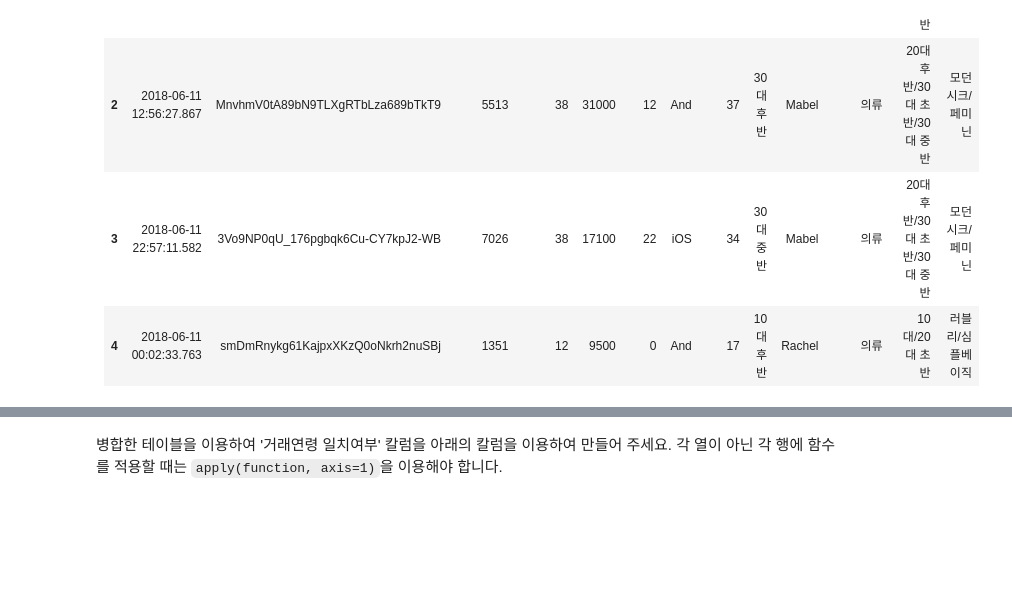
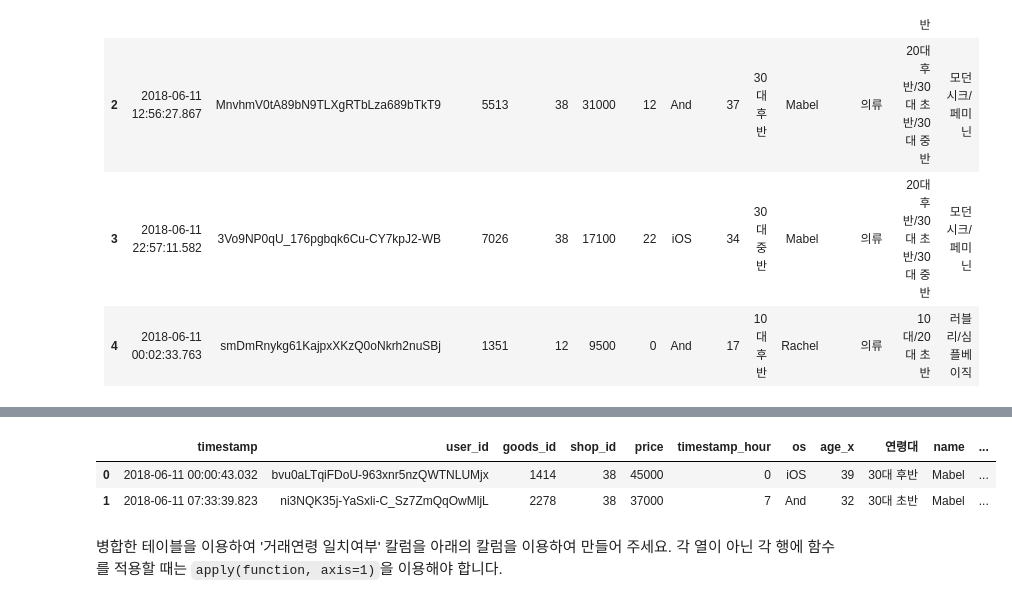
Before and after one commit to shoman2/Data-analysis_DSschool, a Jupyter notebook: 04_SQL-and-EDA/04_zigzag_SQL-and-EDA.ipynb, the cells around one changed output, grey strips where cells are left out. Cells and saved outputs as stored; diff of their text form; code cells hidden in the pictures; blank space fills up the shorter version.

```diff
--- a/04_SQL-and-EDA/04_zigzag_SQL-and-EDA.ipynb
+++ b/04_SQL-and-EDA/04_zigzag_SQL-and-EDA.ipynb
@@ -576,0 +582,9 @@ print(make_generation(40))
+# %%
+#1. 실제 나이를 바탕으로 user 테이블에 연령대 칼럼을 만들기
+
+age_list = ['10대', '20대 초반', '20대 중반', '20대 후반', '30대 초반', '30대 중반', '30대 후반']
+
+for i in age_list :
+    user["연령대"] = user["age"].map(make_generation)
+
+user.head()
@@ -686,3 +726,13 @@ shop 테이블을 DB에서 불러와 주세요. 그 다음, user, order 테이
+# %%
+merged_table = (
+order.merge(user, on = "user_id").merge(shop, on = "shop_id")
+)
+
+merged_table.head(2)
+# %% [output]
+|  | timestamp | user_id | goods_id | shop_id | price | timestamp_hour | os | age_x | 연령대 | name | ... |
+| 0 | 2018-06-11 00:00:43.032 | bvu0aLTqiFDoU-963xnr5nzQWTNLUMjx | 1414 | 38 | 45000 | 0 | iOS | 39 | 30대 후반 | Mabel | ... |
+| 1 | 2018-06-11 07:33:39.823 | ni3NQK35j-YaSxli-C_Sz7ZmQqOwMljL | 2278 | 38 | 37000 | 7 | And | 32 | 30대 초반 | Mabel | ... |
 # %% [markdown]
 병합한 테이블을 이용하여 '거래연령 일치여부' 칼럼을 아래의 칼럼을 이용하여 만들어 주세요. 각 열이 아닌 각 행에 함수를 적용할 때는 `apply(function, axis=1)`을 이용해야 합니다.
 # %%
```
Also changed, not shown: parts of 15 cells of this notebook.
